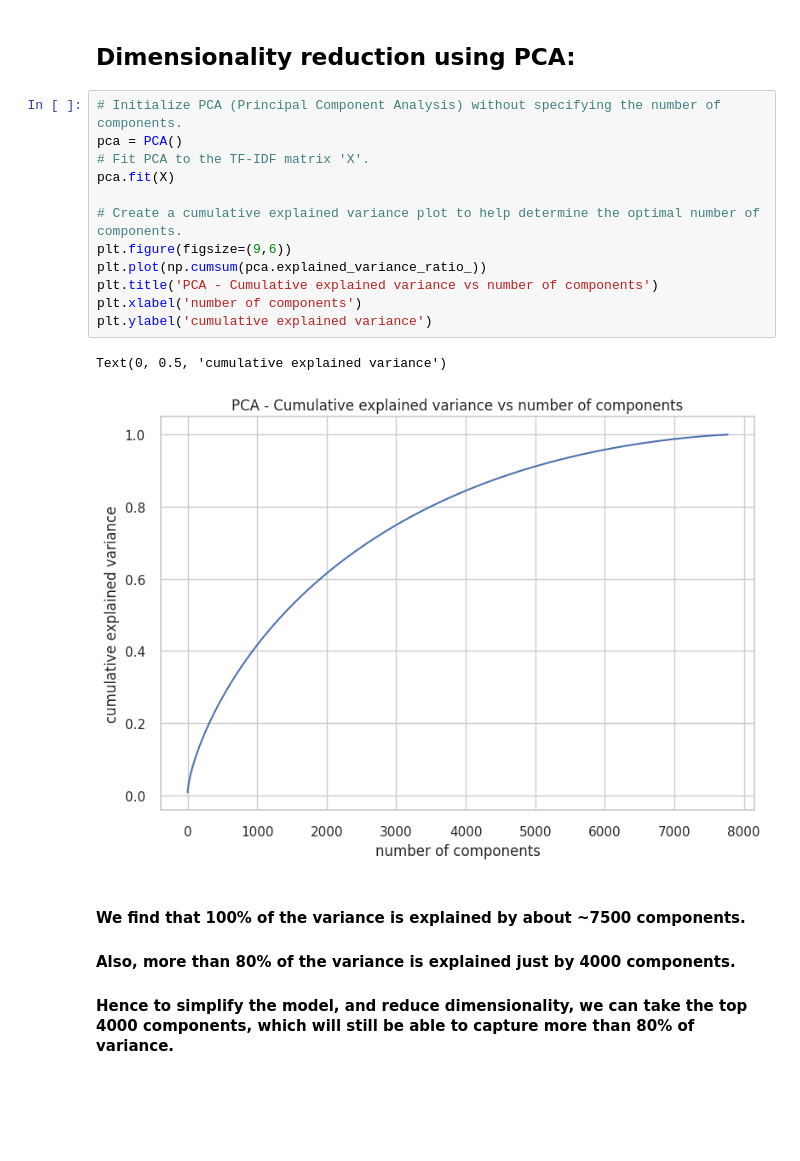
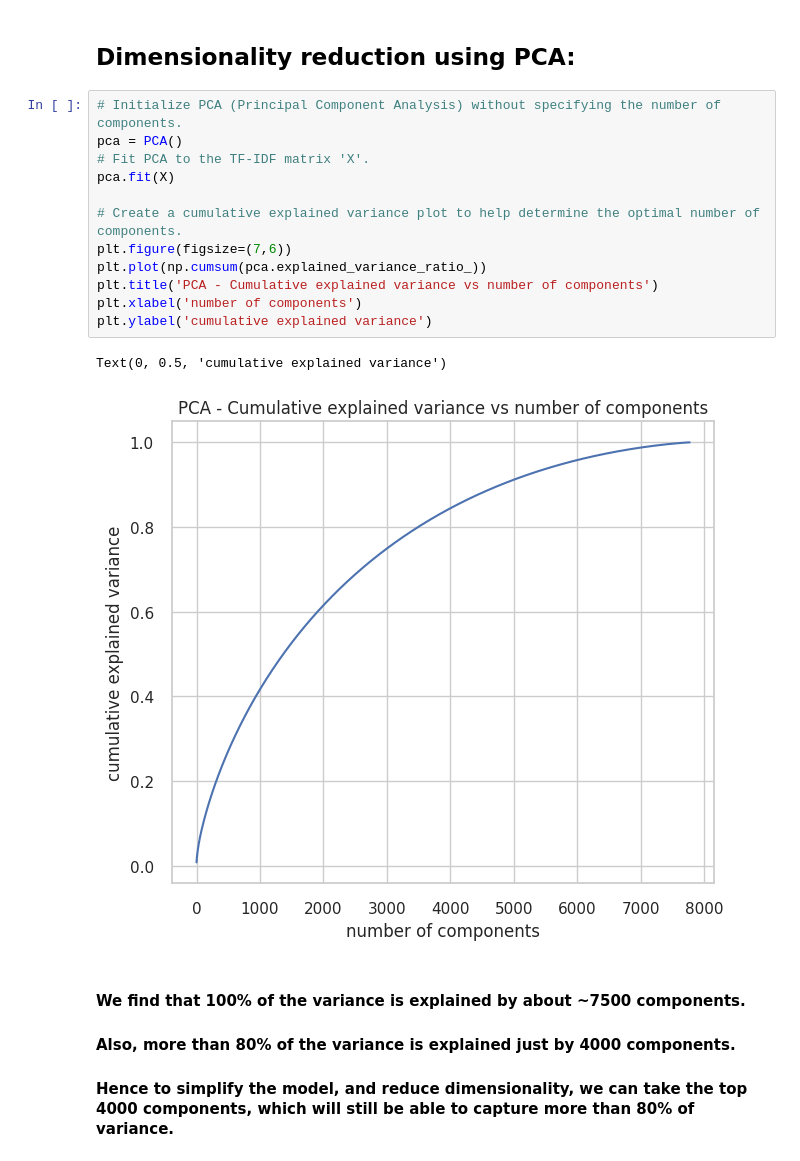
Before and after one commit to Deeppatel0510/Netflix_Movies_and_TV-Show_Unsupervised, a Jupyter notebook: Netflix_Movies_and_TV_Show_Unsupervised.ipynb, the cells around one changed output. Cells and saved outputs as stored; diff of their text form; blank space fills up the shorter version.

```diff
--- a/Netflix_Movies_and_TV_Show_Unsupervised.ipynb
+++ b/Netflix_Movies_and_TV_Show_Unsupervised.ipynb
@@ -1046,18 +1063,18 @@ X = X.toarray()
 # %%
 # Initialize PCA (Principal Component Analysis) without specifying the number of components.
 pca = PCA()
 # Fit PCA to the TF-IDF matrix 'X'.
 pca.fit(X)
 
 # Create a cumulative explained variance plot to help determine the optimal number of components.
-plt.figure(figsize=(9,6))
+plt.figure(figsize=(7,6))
 plt.plot(np.cumsum(pca.explained_variance_ratio_))
 plt.title('PCA - Cumulative explained variance vs number of components')
 plt.xlabel('number of components')
 plt.ylabel('cumulative explained variance')
 # %% [output]
 Text(0, 0.5, 'cumulative explained variance')
-[figure, old version]
+[figure, new version]
 # %% [markdown]
 #### We find that 100% of the variance is explained by about ~7500 components.
 #### Also, more than 80% of the variance is explained just by 4000 components.
```
Also changed, not shown: parts of 70 cells of this notebook.
